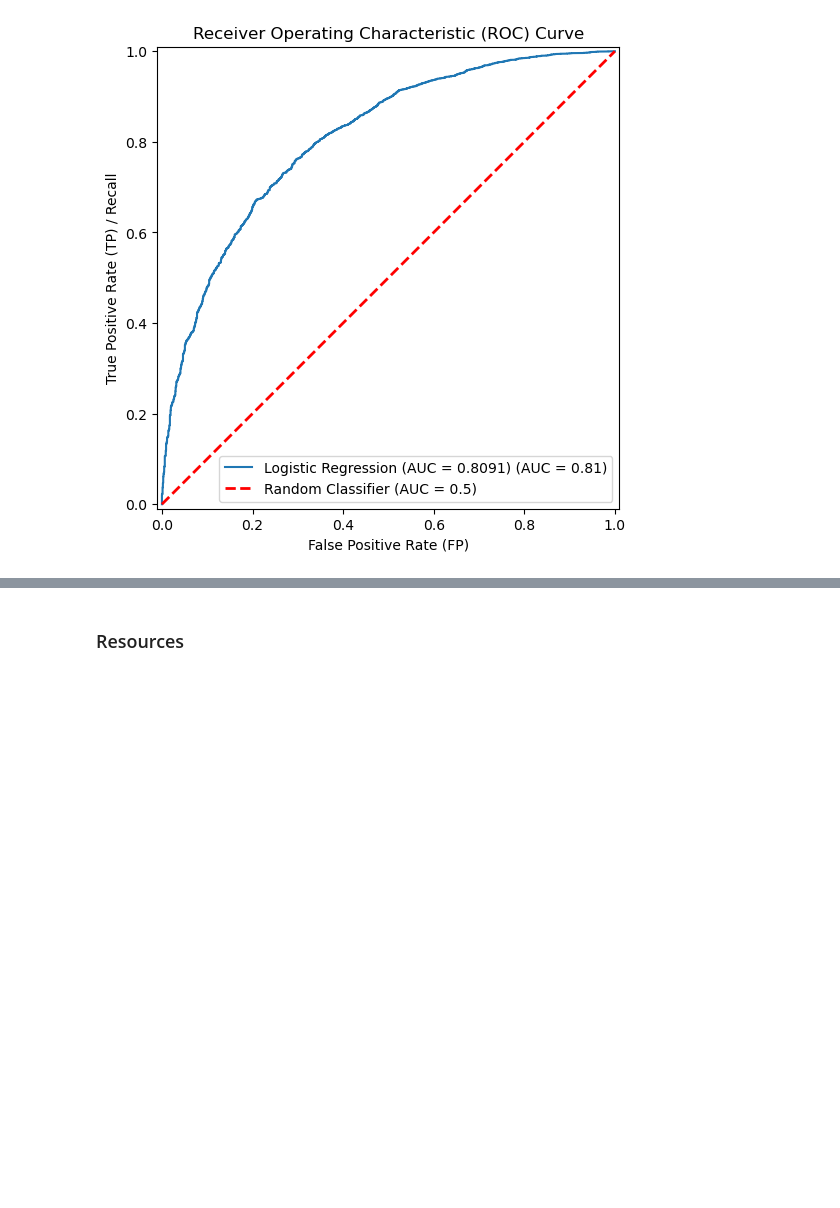
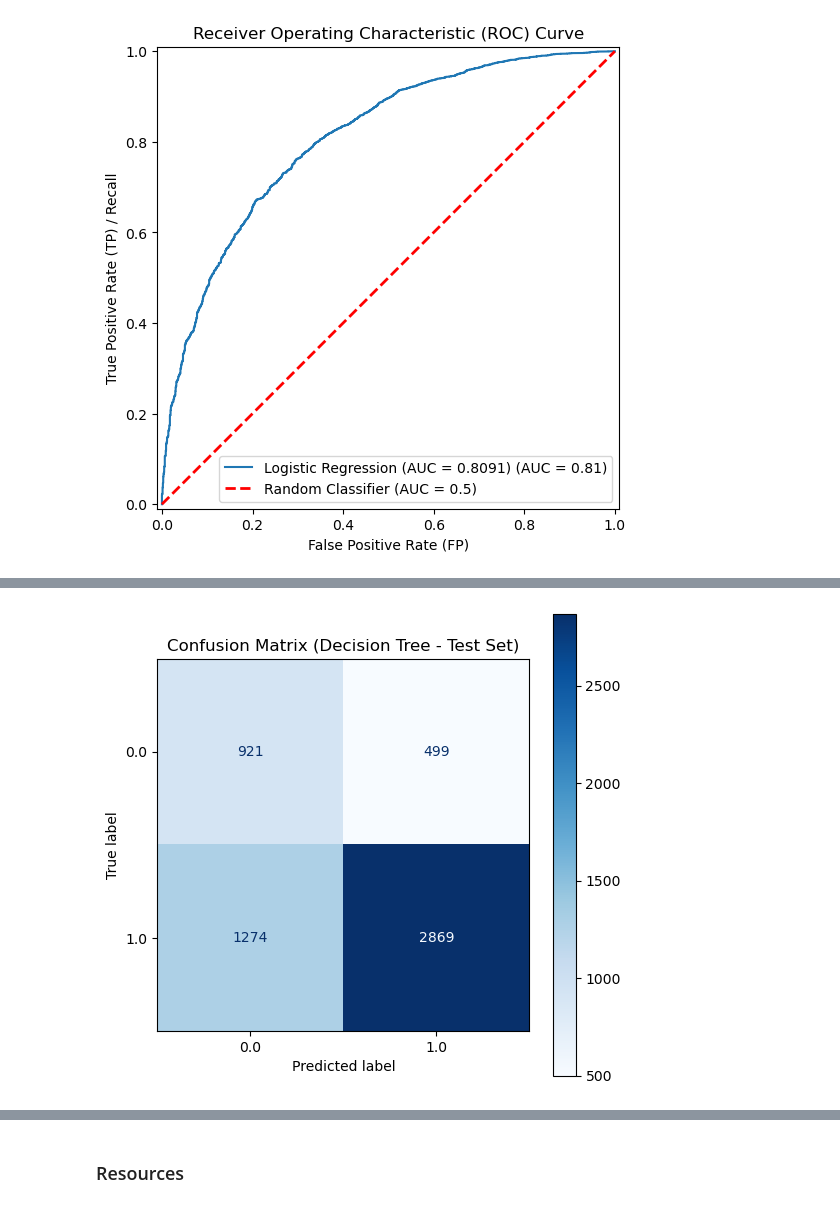
Before and after one commit to julia-martyniuk/ML_2_Classification, a Jupyter notebook: Classification.ipynb, the cells around one changed output, grey strips where cells are left out. Saved outputs shown, nothing was run; the diff lists cells and outputs as text; code cells hidden in the pictures; blank space fills up the shorter version.

Commit message:
Added Decision Tree model with code and comments

```diff
--- a/Classification.ipynb
+++ b/Classification.ipynb
@@ -831,9 +837,10 @@ Logistic regression is a natural baseline for binary classification with mixed n
 For the logistic regression use parameter class_weight = 'balanced', because target variable highly skewed toward the agreement class. The “balanced” mode uses the values of y to automatically adjust weights inversely proportional to class frequencies in the input data. If not given, all classes are supposed to have weight one [7,8].
 # %%
 logreg = LogisticRegression(max_iter=10000, random_state=0, class_weight='balanced')
+logreg.fit(X_train_scaled, y_train)
 
 # Generate predictions
-y_pred_train = logreg.predict(X_train_scaled) #
+y_pred_train = logreg.predict(X_train_scaled)
 y_pred_test = logreg.predict(X_test_scaled) # class predictions (0 or 1)
 y_proba_test = logreg.predict_proba(X_test_scaled)[:, 1] # probability estimates for the positive class (class 1)
 
@@ -914,0 +999,10 @@ plt.show()
+# %%
+# Confusion Matrix
+cm = confusion_matrix(y_test, y_pred_test)
+disp = ConfusionMatrixDisplay(confusion_matrix=cm, display_labels=best_dtc.classes_)
+fig, ax = plt.subplots(figsize=(6, 6))
+disp.plot(ax=ax, cmap=plt.cm.Blues)
+plt.title('Confusion Matrix (Decision Tree - Test Set)')
+plt.show()
+# %% [output]
+[figure, added]
```
Also changed, not shown: parts of 20 cells of this notebook.
